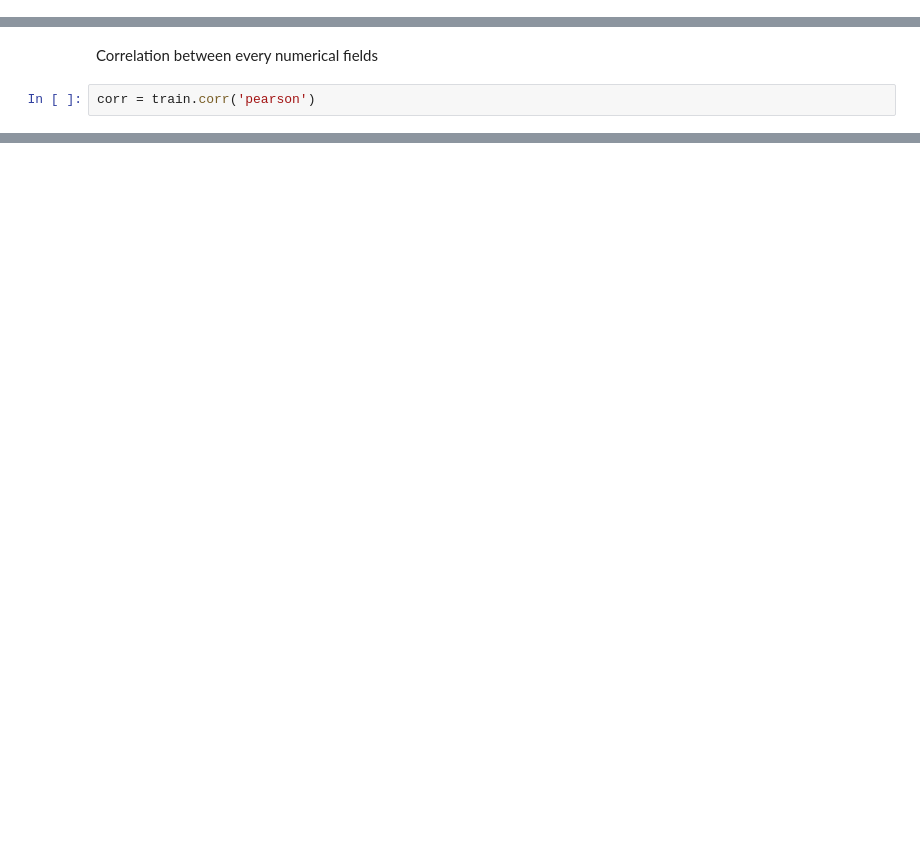
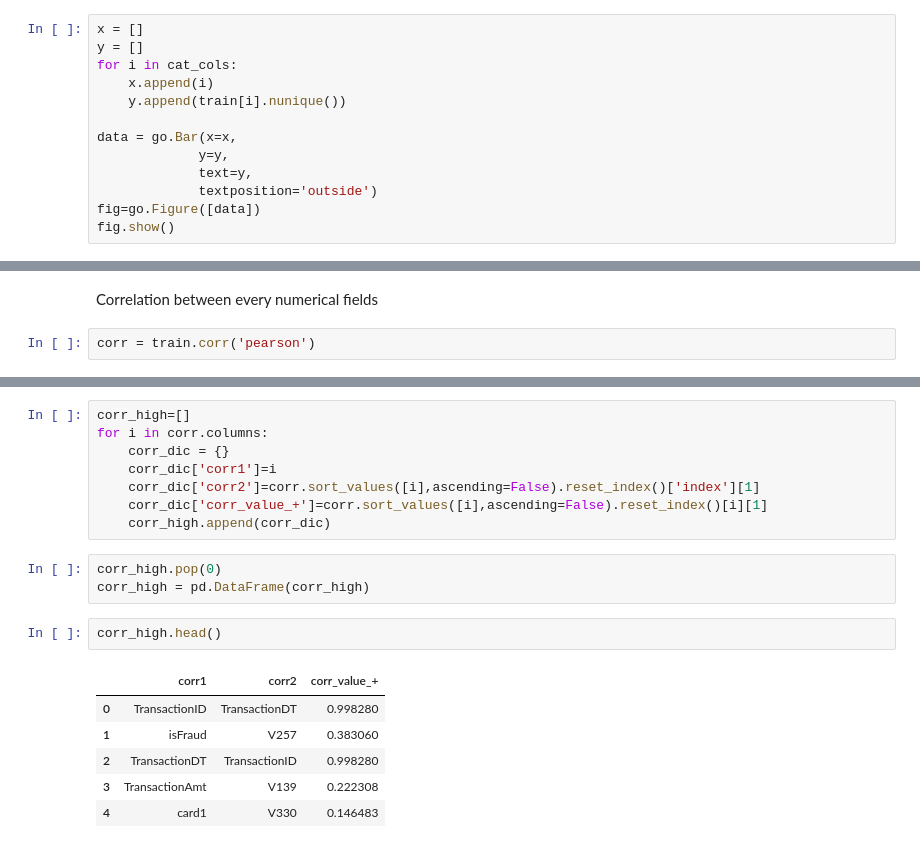
Before and after one commit to MinghaoLyu/Ryerson-Capstone-Project, a Jupyter notebook: capstone.ipynb, the cells around one changed output, grey strips where cells are left out. Cells and saved outputs as stored; diff of their text form; blank space fills up the shorter version.

```diff
--- a/capstone.ipynb
+++ b/capstone.ipynb
@@ -127,0 +130,13 @@ DeviceInfo 1786
+# %%
+x = []
+y = []
+for i in cat_cols:
+    x.append(i)
+    y.append(train[i].nunique())
+
+data = go.Bar(x=x,
+             y=y,
+             text=y,
+             textposition='outside')
+fig=go.Figure([data])
+fig.show()
@@ -131,0 +163,20 @@ corr = train.corr('pearson')
+# %%
+corr_high=[]
+for i in corr.columns:
+    corr_dic = {}
+    corr_dic['corr1']=i
+    corr_dic['corr2']=corr.sort_values([i],ascending=False).reset_index()['index'][1]
+    corr_dic['corr_value_+']=corr.sort_values([i],ascending=False).reset_index()[i][1]
+    corr_high.append(corr_dic)
+# %%
+corr_high.pop(0)
+corr_high = pd.DataFrame(corr_high)
+# %%
+corr_high.head()
+# %% [output]
+|  | corr1 | corr2 | corr_value_+ |
+| 0 | TransactionID | TransactionDT | 0.998280 |
+| 1 | isFraud | V257 | 0.383060 |
+| 2 | TransactionDT | TransactionID | 0.998280 |
+| 3 | TransactionAmt | V139 | 0.222308 |
+| 4 | card1 | V330 | 0.146483 |
```
Also changed, not shown: parts of 13 cells of this notebook.
